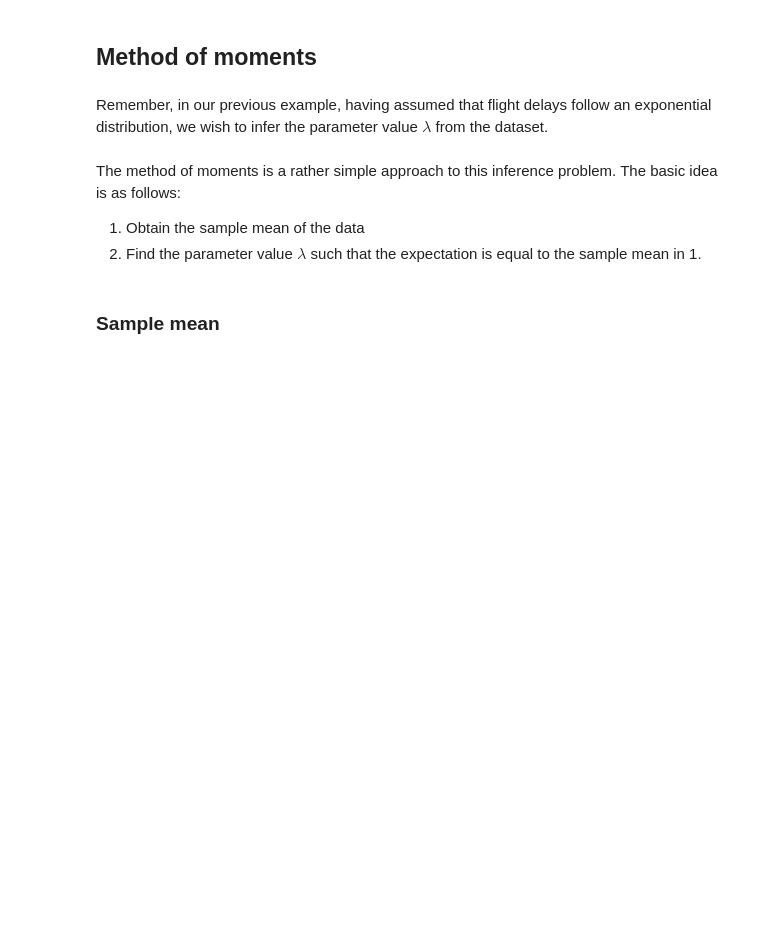
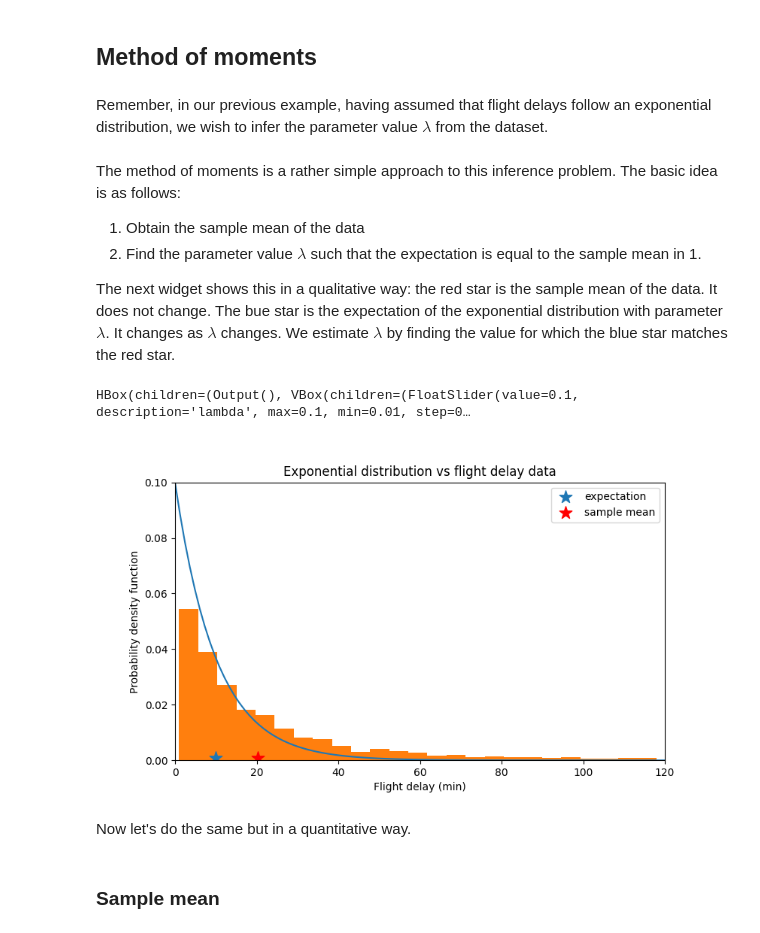
Before and after one commit to arthurBarthe/slidesMTH7015P, a Jupyter notebook: slides1.ipynb, the cells around one changed output. Cells and saved outputs as stored; diff of their text form; code cells hidden in the pictures; blank space fills up the shorter version.

Commit message:
update slides

```diff
--- a/slides1.ipynb
+++ b/slides1.ipynb
@@ -182,6 +174,38 @@ Remember, in our previous example, having assumed that flight delays follow an e
 The method of moments is a rather simple approach to this inference problem. The basic idea is as follows:
 1. Obtain the sample mean of the data
 2. Find the parameter value $\lambda$ such that the expectation is equal to the sample mean in 1.
+
+The next widget shows this in a qualitative way: the red star is the sample mean of the data. It does not change. The bue star is the expectation of the exponential distribution with parameter $\lambda$. It changes as $\lambda$ changes. We estimate $\lambda$ by finding the value for which the blue star matches the red star.
+# %%
+%matplotlib widget
+
+import matplotlib.pyplot as plt
+import numpy as np
+from scipy.stats import expon
+
+def plot_func(ax, lambd):
+    ax.clear()
+    dist = expon(scale = 1 / lambd)
+    xs = np.linspace(0, 120, 100)
+    ys = dist.pdf(xs)
+    ax.plot(xs, ys)
+    ax.hist(subdata.ARRIVAL_DELAY, bins=25, density=True)
+    ax.scatter(1 / lambd, 0.001, s=155, marker='*', label='expectation')
+    ax.scatter(np.mean(subdata.ARRIVAL_DELAY), 0.001, s=155, c='red', marker='*', label='sample mean')
+    ax.legend()
+
+widget = QuickWidget(plot_func, title='Exponential distribution vs flight delay data')
+widget.set_xlim(0, 120)
+widget.set_ylim(0, 0.1)
+widget.xlabel = 'Flight delay (min)'
+widget.ylabel = 'Probability density function'
+widget.add_slider(1 / 100, 1 / 10, 1 / 10, 0.01, 'lambd', 'lambda')
+widget()
+# %% [output]
+HBox(children=(Output(), VBox(children=(FloatSlider(value=0.1, description='lambda', max=0.1, min=0.01, step=0…
+[figure, added]
+# %% [markdown]
+Now let's do the same but in a quantitative way.
 # %% [markdown]
 ### Sample mean
 # %% [markdown]
```
Also changed, not shown: parts of 10 cells of this notebook.
